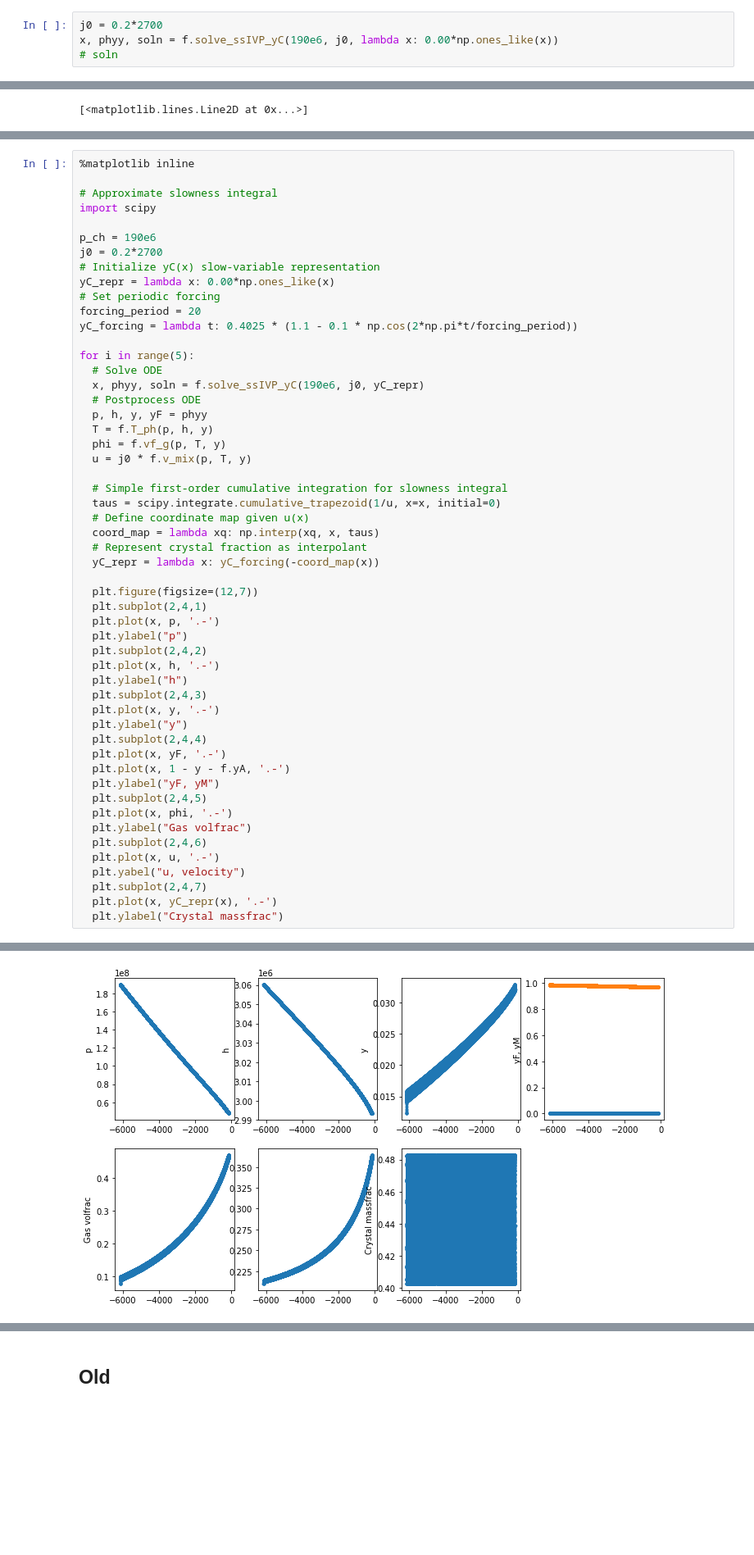
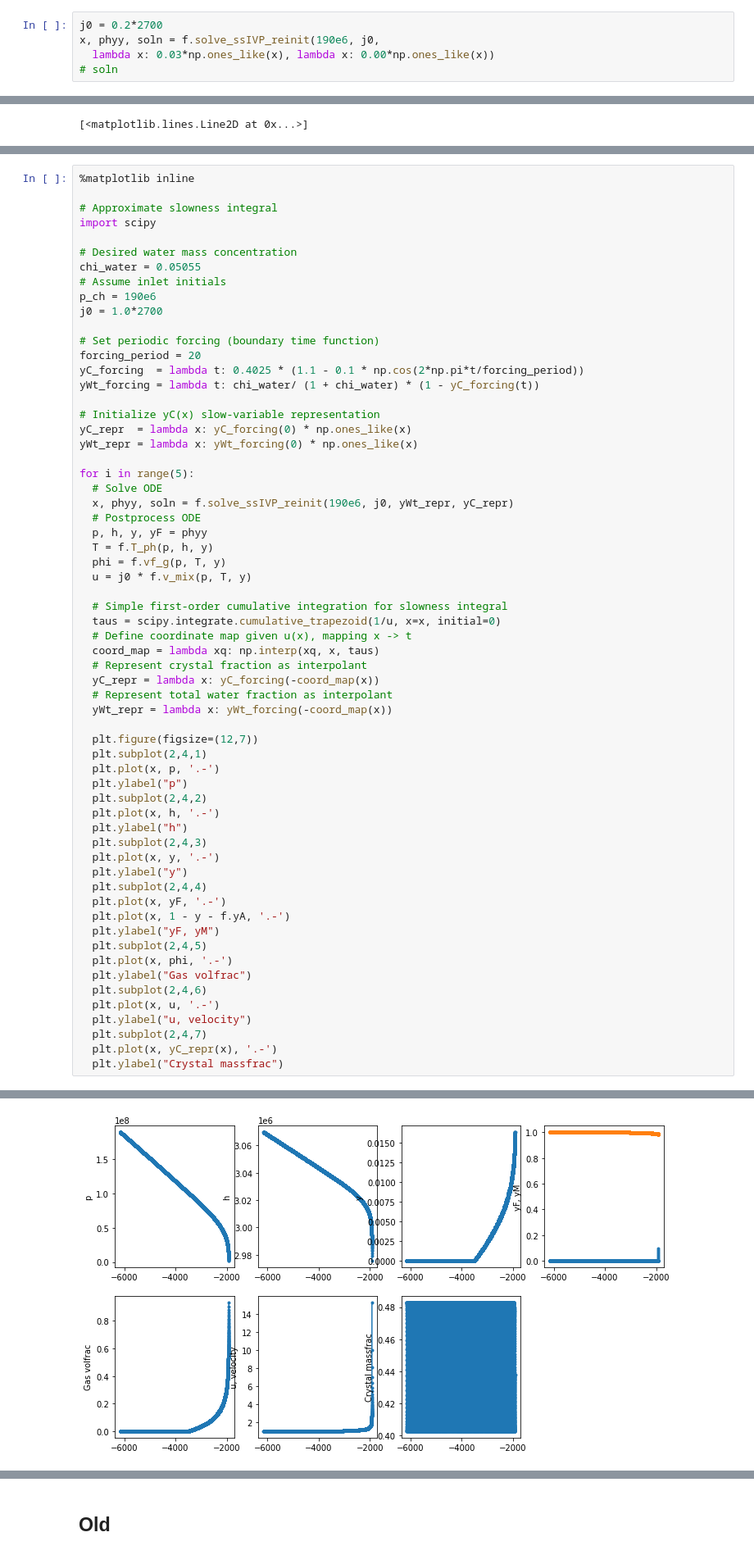
Before and after one commit to fredriclam/compressible-conduit-steady, a Jupyter notebook: periodic_approx_tester.ipynb, the cells around one changed output, grey strips where cells are left out. Shown at 82% size. Drawn from its saved outputs; the diff is of its cells as text; blank space fills up the shorter version.

```diff
--- a/periodic_approx_tester.ipynb
+++ b/periodic_approx_tester.ipynb
@@ -67,7 +69,8 @@ f = ss.SteadyState(x, p_vent, u_inlet, input_type="u",
 # plt.show()
 # %%
 j0 = 0.2*2700
-x, phyy, soln = f.solve_ssIVP_yC(190e6, j0, lambda x: 0.00*np.ones_like(x))
+x, phyy, soln = f.solve_ssIVP_reinit(190e6, j0,
+  lambda x: 0.03*np.ones_like(x), lambda x: 0.00*np.ones_like(x))
 # soln
 # %%
 p, h, y, yF = phyy
@@ -125,17 +132,24 @@ plt.plot(x, yC_repr(x), '.-')
 # Approximate slowness integral
 import scipy
 
+# Desired water mass concentration
+chi_water = 0.05055
+# Assume inlet initials
 p_ch = 190e6
-j0 = 0.2*2700
+j0 = 1.0*2700
+
+# Set periodic forcing (boundary time function)
+forcing_period = 20
+yC_forcing  = lambda t: 0.4025 * (1.1 - 0.1 * np.cos(2*np.pi*t/forcing_period))
+yWt_forcing = lambda t: chi_water/ (1 + chi_water) * (1 - yC_forcing(t))
+
 # Initialize yC(x) slow-variable representation
-yC_repr = lambda x: 0.00*np.ones_like(x)
-# Set periodic forcing
-forcing_period = 20
-yC_forcing = lambda t: 0.4025 * (1.1 - 0.1 * np.cos(2*np.pi*t/forcing_period))
+yC_repr  = lambda x: yC_forcing(0) * np.ones_like(x)
+yWt_repr = lambda x: yWt_forcing(0) * np.ones_like(x)
 
 for i in range(5):
   # Solve ODE
-  x, phyy, soln = f.solve_ssIVP_yC(190e6, j0, yC_repr)
+  x, phyy, soln = f.solve_ssIVP_reinit(190e6, j0, yWt_repr, yC_repr)
   # Postprocess ODE
   p, h, y, yF = phyy
   T = f.T_ph(p, h, y)
@@ -144,10 +158,12 @@ for i in range(5):
 
   # Simple first-order cumulative integration for slowness integral
   taus = scipy.integrate.cumulative_trapezoid(1/u, x=x, initial=0)
-  # Define coordinate map given u(x)
+  # Define coordinate map given u(x), mapping x -> t
   coord_map = lambda xq: np.interp(xq, x, taus)
   # Represent crystal fraction as interpolant
   yC_repr = lambda x: yC_forcing(-coord_map(x))
+  # Represent total water fraction as interpolant
+  yWt_repr = lambda x: yWt_forcing(-coord_map(x))
 
   plt.figure(figsize=(12,7))
   plt.subplot(2,4,1)
@@ -168,7 +184,7 @@ for i in range(5):
   plt.ylabel("Gas volfrac")
   plt.subplot(2,4,6)
   plt.plot(x, u, '.-')
-  plt.yabel("u, velocity")
+  plt.ylabel("u, velocity")
   plt.subplot(2,4,7)
   plt.plot(x, yC_repr(x), '.-')
   plt.ylabel("Crystal massfrac")
@@ -178 +194 @@ for i in range(5):
-[figure, old version]
+[figure, new version]
```
Also changed, not shown: parts of 17 cells of this notebook, 1 other file.
